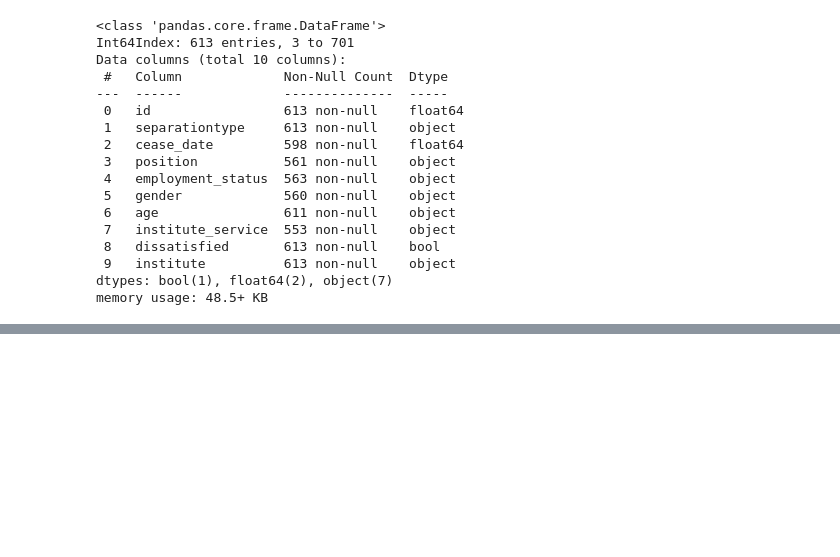
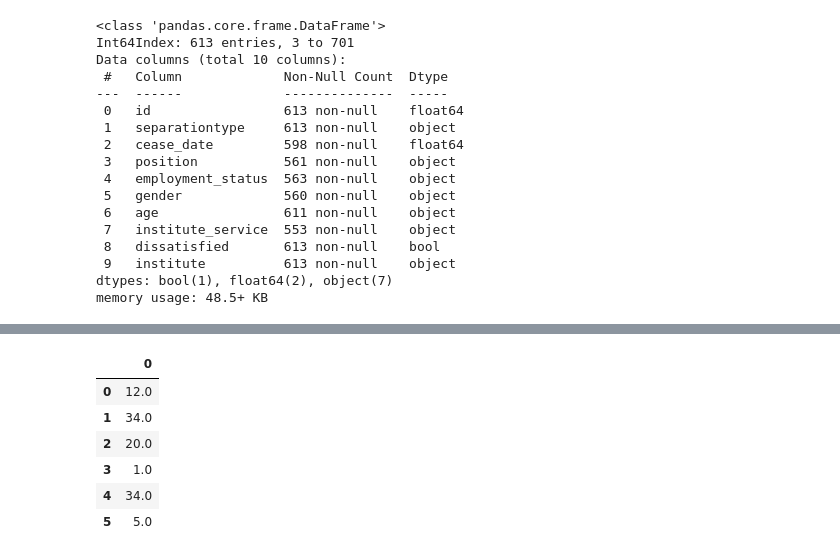
Before and after one commit to brandontanyu/Human-Resourse-Employee-Exit, a Jupyter notebook: Employee-Exit-Survey.ipynb, the cells around one changed output, grey strips where cells are left out. Saved outputs shown, nothing was run; the diff lists cells and outputs as text; code cells hidden in the pictures; blank space fills up the shorter version.

```diff
--- a/Employee-Exit-Survey.ipynb
+++ b/Employee-Exit-Survey.ipynb
@@ -717,0 +730,20 @@ memory usage: 48.5+ KB
+# %%
+# combined_updated_years = combined_updated_years.str.extract(r'(\d+)')
+
+# # combined_updated_years = combined_updated_years.str.split("-")
+
+# combined_updated_years
+
+ser = pd.Series([12,34,[23-3],[2-3],34,5],dtype= "string")
+
+new = ser.str.extract(r'(\d+)').astype(float)
+
+new
+# %% [output]
+|  | 0 |
+| 0 | 12.0 |
+| 1 | 34.0 |
+| 2 | 20.0 |
+| 3 | 1.0 |
+| 4 | 34.0 |
+| 5 | 5.0 |
```
Also changed, not shown: parts of 3 cells of this notebook, 2 other files.
